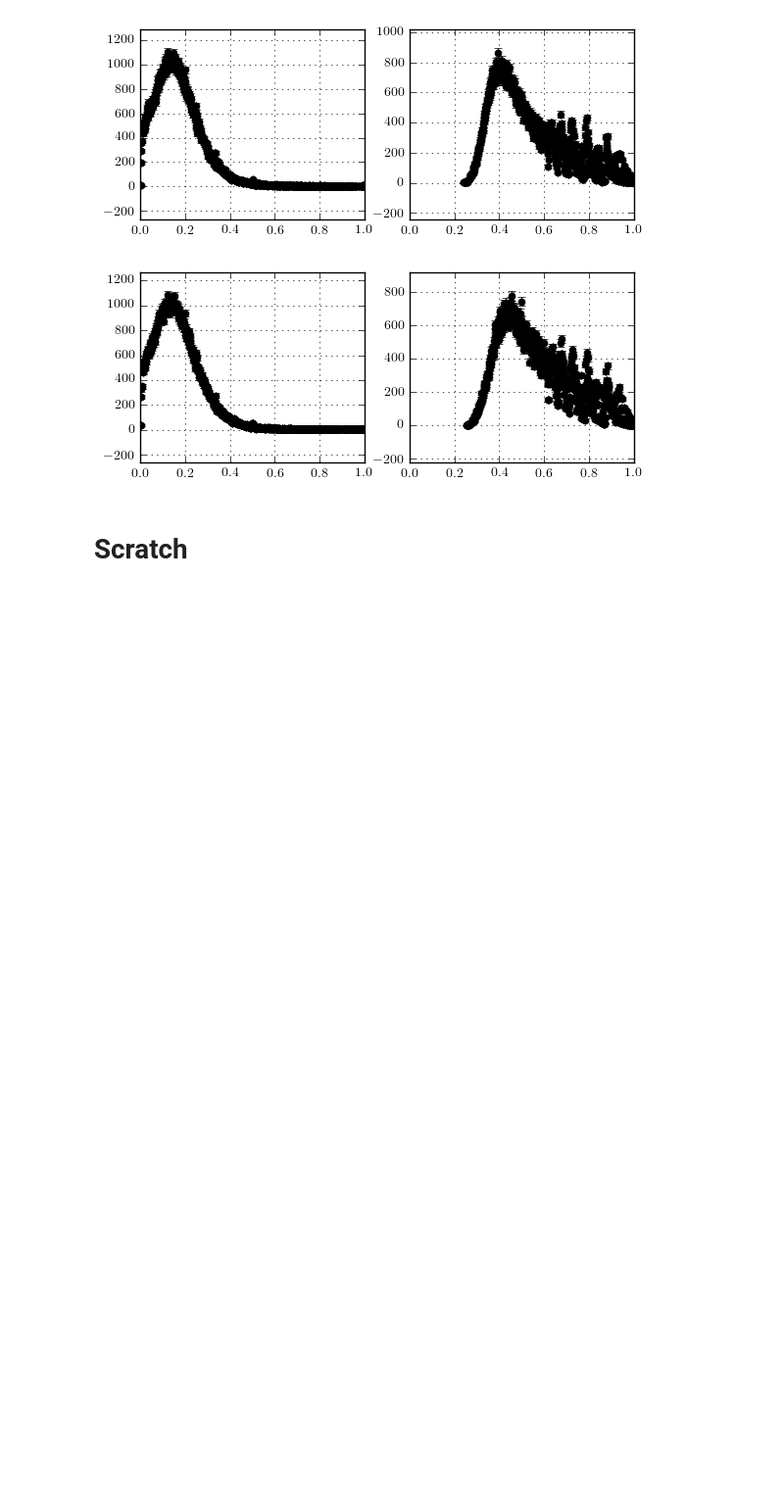
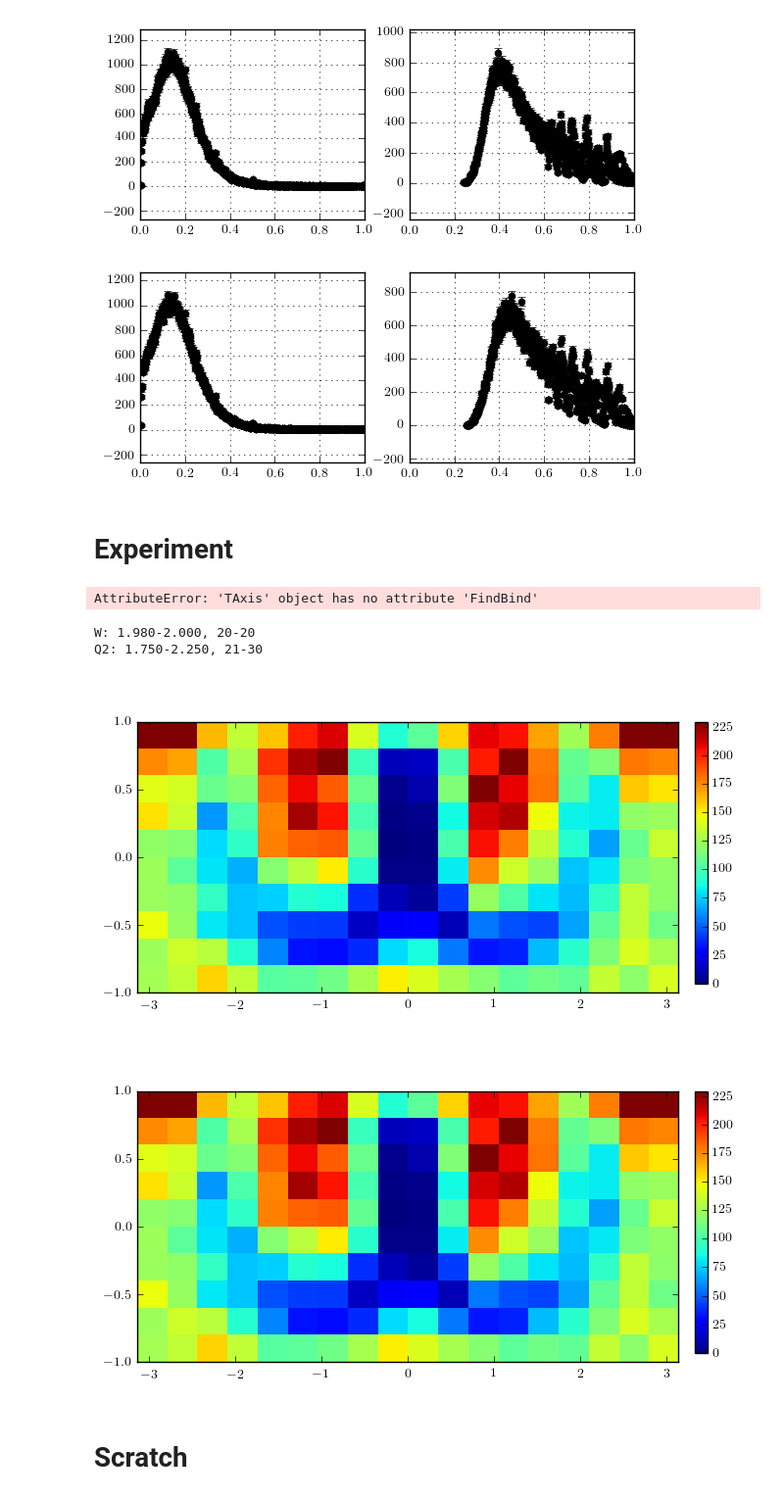
Before and after one commit to evan-phelps/phys-ana-omega, a Jupyter notebook: worksheets/xsects_binned.ipynb, the cells around one changed output. Shown at 98% size. Drawn from its saved outputs; the diff is of its cells as text; code cells hidden in the pictures; blank space fills up the shorter version.

```diff
--- a/worksheets/xsects_binned.ipynb
+++ b/worksheets/xsects_binned.ipynb
@@ -549,3 +626,10 @@ for hacc,herr in zip(haccs,herrs):
 [figure]
 [figure]
 [figure]
+# %% [markdown]
+# Experiment
+# %%
+h4s_e1f = get_h4exps()
+h4s_e16 = get_h4exps('../e1f6/test/e16_exp_h6_top1.root')
+# %% [output]
+AttributeError: 'TAxis' object has no attribute 'FindBind'
@@ -552,3 +639,15 @@ for hacc,herr in zip(haccs,herrs):
+# %%
+Q2 = [1.75,2.25]
+W = 2
+h2e1f_2_2 = asrootpy(get_exp2d(W, Q2, h4e1f, 'e1f'))
+# %% [output]
+W: 1.980-2.000, 20-20
+Q2: 1.750-2.250, 21-30
+# %%
+mdraw2d([h2e1f_2_2], 1, 1)
+# %% [output]
+[figure, added]
+[figure, added]
 # %% [markdown]
 # Scratch
 # %% [markdown]
```
Also changed, not shown: parts of 7 cells of this notebook, 2 other files.
